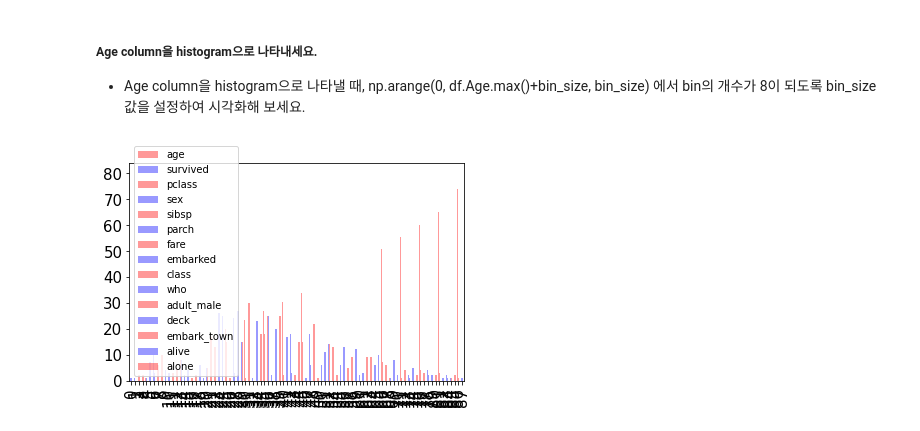
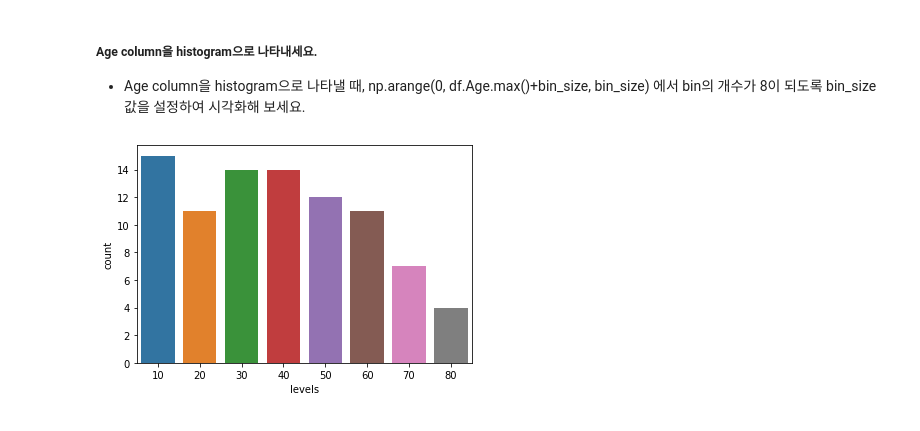
Before and after one commit to leekangwoo/AIB-18-discussion, a Jupyter notebook: n112a_EDA(2)_ipynb의_사본.ipynb, the cells around one changed output. Saved outputs shown, nothing was run; the diff lists cells and outputs as text; code cells hidden in the pictures.

```diff
--- a/n112a_EDA(2)_ipynb의_사본.ipynb
+++ b/n112a_EDA(2)_ipynb의_사본.ipynb
@@ -128,28 +128,18 @@ plt.show()
 # %%
 import numpy as np
 import pandas as pd
 
+df_data = df.groupby('age', as_index=False).count()
+# df.age.max()
+bin_size = 8
+bins = np.arange(0, df.age.max()+bin_size, 10)
+labels = [10, 20, 30, 40, 50, 60, 70, 80]
 
-df
-
-df.groupby('age', as_index=False).count()
-df_data = df.count()['age']
-df_data
-df_young = df.query("age < 20")
-# print(df_young.shape[0])
-bin_size = 8
-
-# df.age.max()
-df_data = df.groupby('age', as_index=False).count()
-
-bins = np.arange(0, df.age.max()+bin_size, 10)
-# bins = np.arange(10, df.age.max(), 10)
-labels = [10, 20, 30, 40, 50, 60, 70, 80]
 # print(bins)
 # print(df_data)
-# df_data['levels'] = pd.cut(x=df_data['age'], bins=bins, labels=labels)
 df_data['levels'] = pd.cut(x=df_data['age'], bins=bins, labels=labels)
-df_data.plot(kind='bar', color=['red','blue'], title='', fontsize=15, alpha=0.4);
+
+sns.countplot(x="levels", data=df_data)
 plt.show()
 # %% [output]
-[figure, old version]
+[figure, new version]
```
